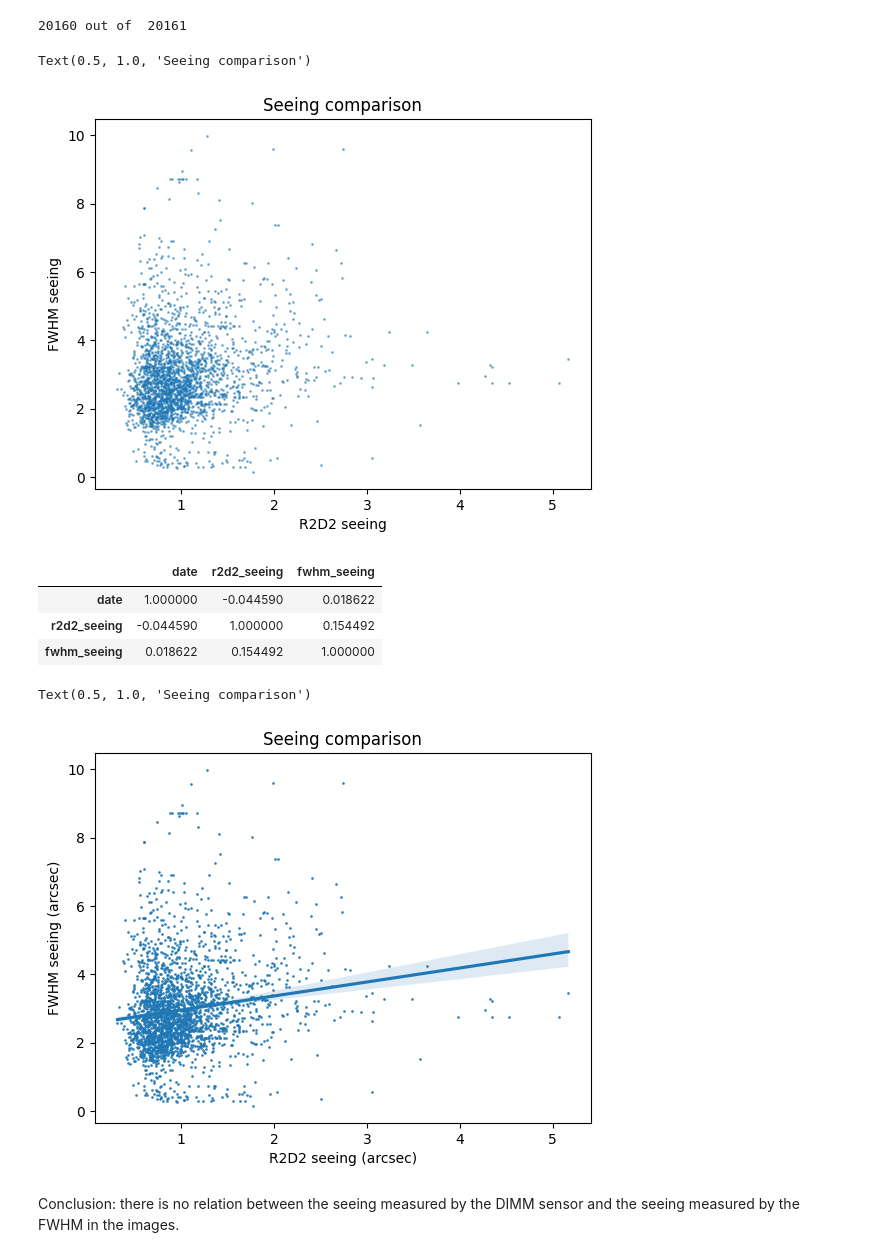
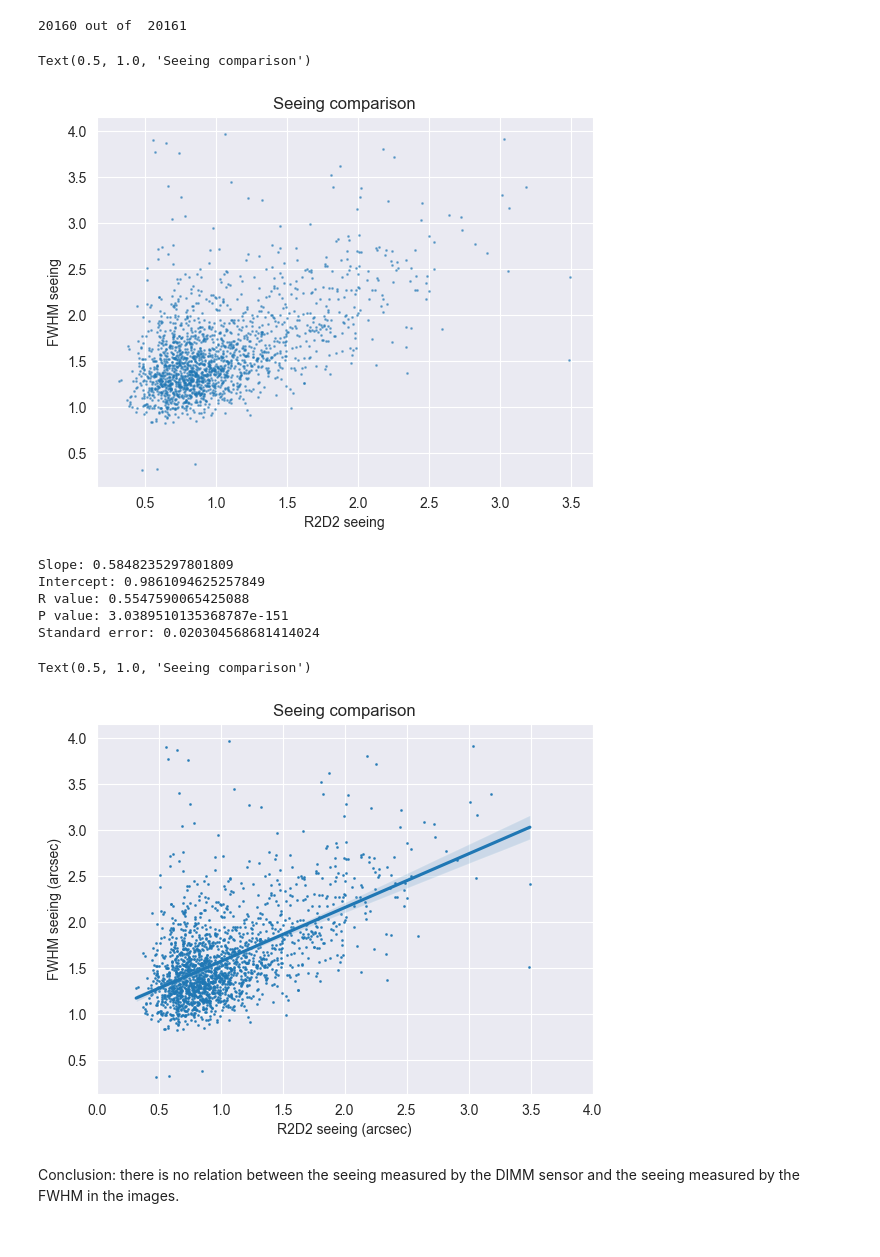
Before and after one commit to ferazuza/aspred, a Jupyter notebook: notebooks/seeing.ipynb, the cells around one changed output. Cells and saved outputs as stored; diff of their text form; code cells hidden in the pictures.

```diff
--- a/notebooks/seeing.ipynb
+++ b/notebooks/seeing.ipynb
@@ -42,7 +44,7 @@ import datetime
 initial_date_mjd = aspred.utils.datetime_to_mjd(initial_date)
 final_date_mjd = aspred.utils.datetime_to_mjd(final_date)
 
-query = """SELECT mjd, AGFWHM FROM allkeys WHERE AGFWHM != 0 AND mjd > """ + str(initial_date_mjd) + " AND mjd < " + str(final_date_mjd) + " ORDER BY mjd ASC"
+query = """SELECT mjd, AGFWHM, L1SEESEC FROM allkeys WHERE INSTRUME = "IO:O" AND AGFWHM != 0 AND mjd > """ + str(initial_date_mjd) + " AND mjd < " + str(final_date_mjd) + " ORDER BY mjd ASC"
 df2 = query_from_lt_header(query)
 df2["date"] = df2["mjd"].apply(aspred.utils.mjd_to_datetime)
 
@@ -52,5 +70,7 @@ print(len(df2), "rows")
 # %%
-# Remove outliers with FWHM > 10
-df2 = df2[df2["AGFWHM"] < 10]
+# Remove outliers with FWHM > 2
+limit = 4
+df2 = df2[df2["L1SEESEC"] < limit]
+df = df[df["Seeing"] < limit]
 # %%
 import matplotlib.pyplot as plt
@@ -80,7 +100,7 @@ for i, date in enumerate(date_range):
     # Calculate average seeing for that interval
     r2d2_seeing_mean = r2d2_seeing.mean()
     # Find FWHM between this date and the next one
-    fwhm = df2[(df2["date"] >= date) & (df2["date"] < date_range[i+1])]["AGFWHM"]
+    fwhm = df2[(df2["date"] >= date) & (df2["date"] < date_range[i+1])]["L1SEESEC"]
     # Calculate average FWHM for that interval
     fwhm_mean = fwhm.mean()
     # Append to the lists
@@ -102,24 +122,33 @@ plt.ylabel("FWHM seeing")
 plt.title("Seeing comparison")
 # %% [output]
 Text(0.5, 1.0, 'Seeing comparison')
-[figure, old version]
+[figure, new version]
 # %%
-# Find and assess correlation
-df3.corr()
+# Find and assess correlation and linear fit
+import numpy as np
+from scipy.stats import linregress
+slope, intercept, r_value, p_value, std_err = linregress(df3["r2d2_seeing"], df3["fwhm_seeing"])
+print("Slope:", slope)
+print("Intercept:", intercept)
+print("R value:", r_value)
+print("P value:", p_value)
+print("Standard error:", std_err)
 # %% [output]
-|  | date | r2d2_seeing | fwhm_seeing |
-| date | 1.000000 | -0.044590 | 0.018622 |
-| r2d2_seeing | -0.044590 | 1.000000 | 0.154492 |
-| fwhm_seeing | 0.018622 | 0.154492 | 1.000000 |
+Slope: 0.5848235297801809
+Intercept: 0.9861094625257849
+R value: 0.5547590065425088
+P value: 3.0389510135368787e-151
+Standard error: 0.020304568681414024
 # %%
 # Plot r2d2 seeing vs FWHM seeing with correlation line
 import seaborn as sns
 sns.regplot(x="r2d2_seeing", y="fwhm_seeing", data=df3, scatter_kws={"s": 1})
+plt.xlim(0,4)
 plt.xlabel("R2D2 seeing (arcsec)")
 plt.ylabel("FWHM seeing (arcsec)")
 plt.title("Seeing comparison")
 # %% [output]
 Text(0.5, 1.0, 'Seeing comparison')
-[figure, old version]
+[figure, new version]
 # %% [markdown]
 Conclusion: there is no relation between the seeing measured by the DIMM sensor and the seeing measured by the FWHM in the images.
```
Also changed, not shown: parts of 11 cells of this notebook.
